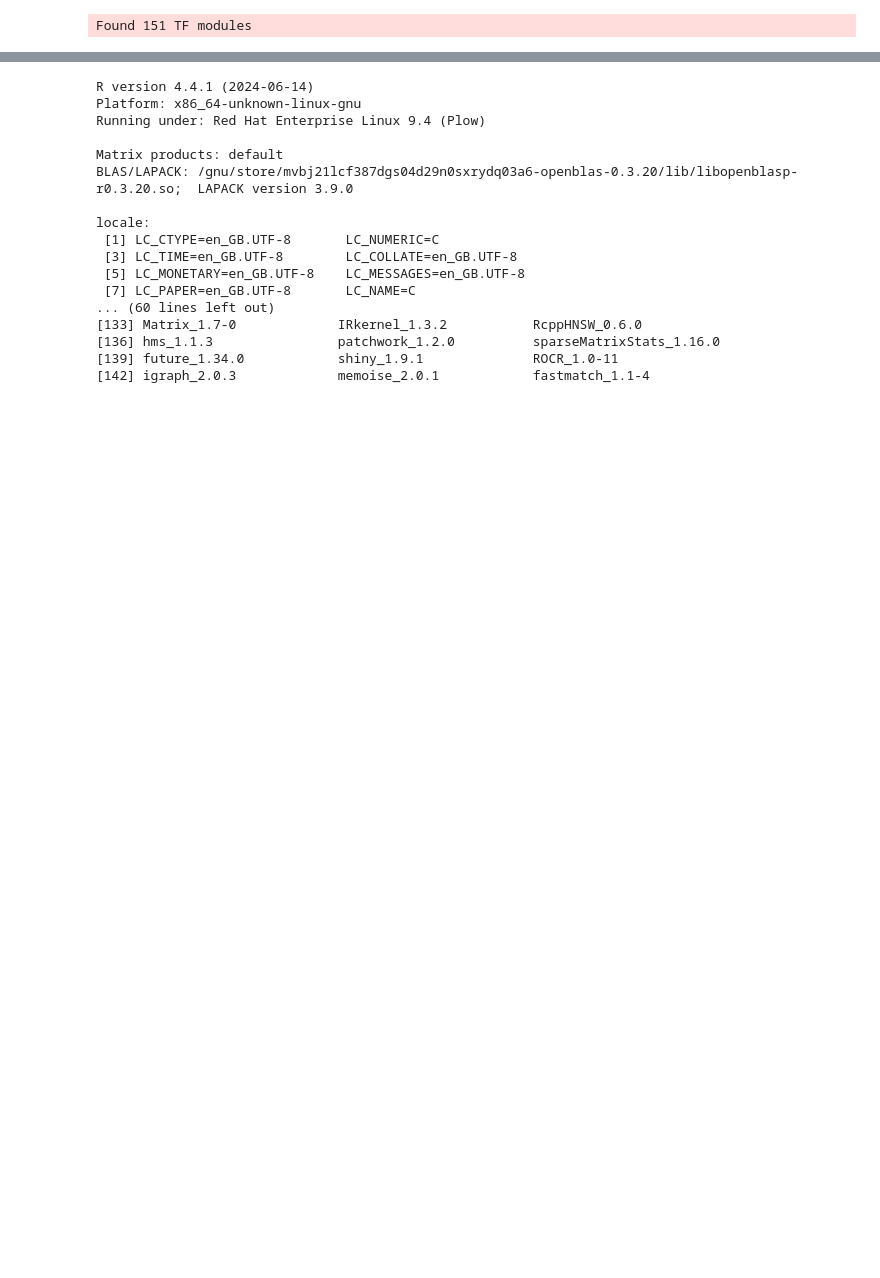
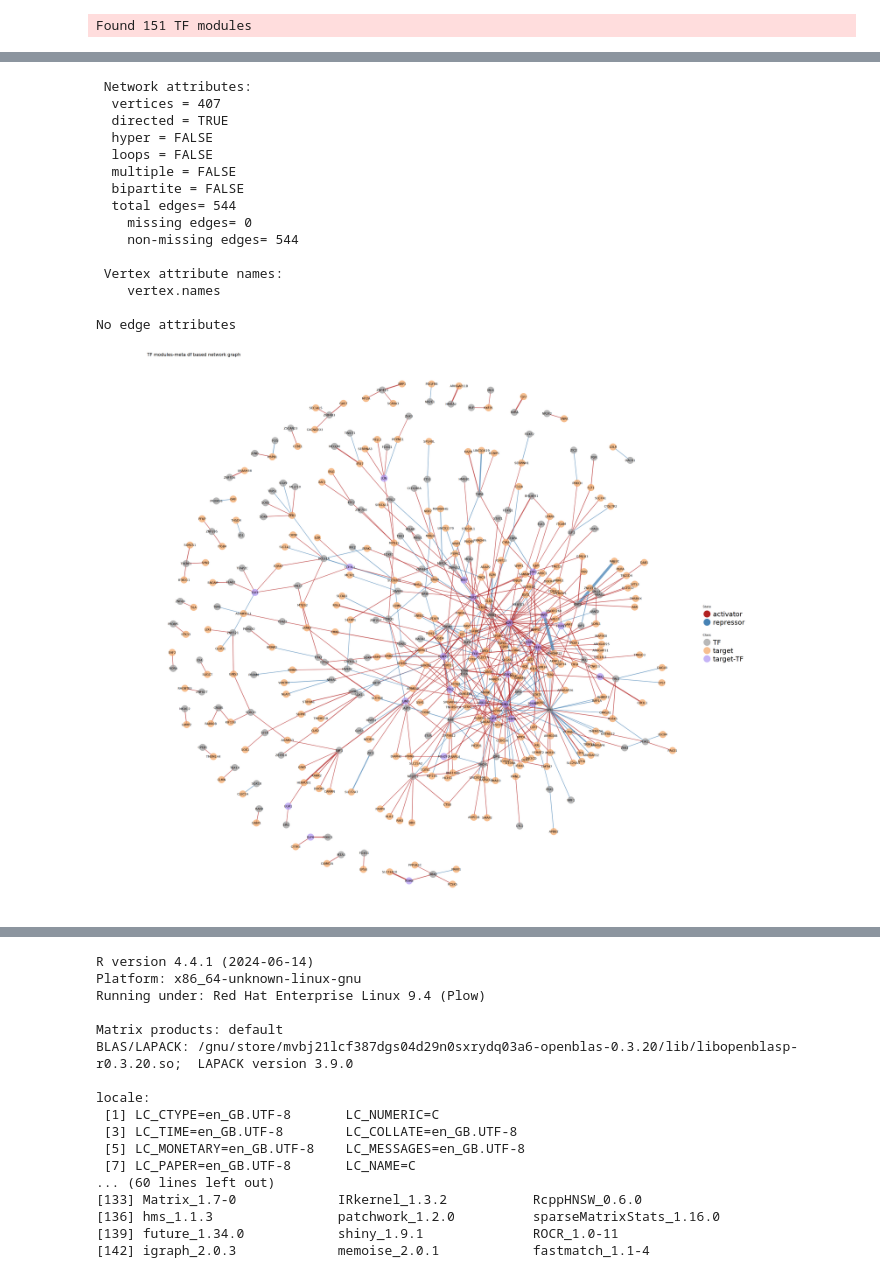
Before and after one commit to yekazci/Zhu_et_al_analysis_24_09_24, a Jupyter notebook: PART_5_cell_type_specific_eGRN_wise_SNP_enrichment_analysis.ipynb, the cells around one changed output, grey strips where cells are left out. Drawn from its saved outputs; the diff is of its cells as text; code cells hidden in the pictures; blank space fills up the shorter version.

Commit message:
add another cell type

```diff
--- a/PART_5_cell_type_specific_eGRN_wise_SNP_enrichment_analysis.ipynb
+++ b/PART_5_cell_type_specific_eGRN_wise_SNP_enrichment_analysis.ipynb
@@ -222,0 +259,21 @@ Found 151 TF modules
+# %%
+options(repr.plot.width = 30, repr.plot.height = 24)
+
+vis_network_w_GGNET2(meta_DF = microglial_cells_eGRNs %>% NetworkModules %>% .@meta)
+# %% [output]
+ Network attributes:
+  vertices = 407
+  directed = TRUE
+  hyper = FALSE
+  loops = FALSE
+  multiple = FALSE
+  bipartite = FALSE
+  total edges= 544
+    missing edges= 0
+    non-missing edges= 544
+
+ Vertex attribute names:
+    vertex.names
+
+No edge attributes
+[figure, added]
```
Also changed, not shown: parts of 11 cells of this notebook.
